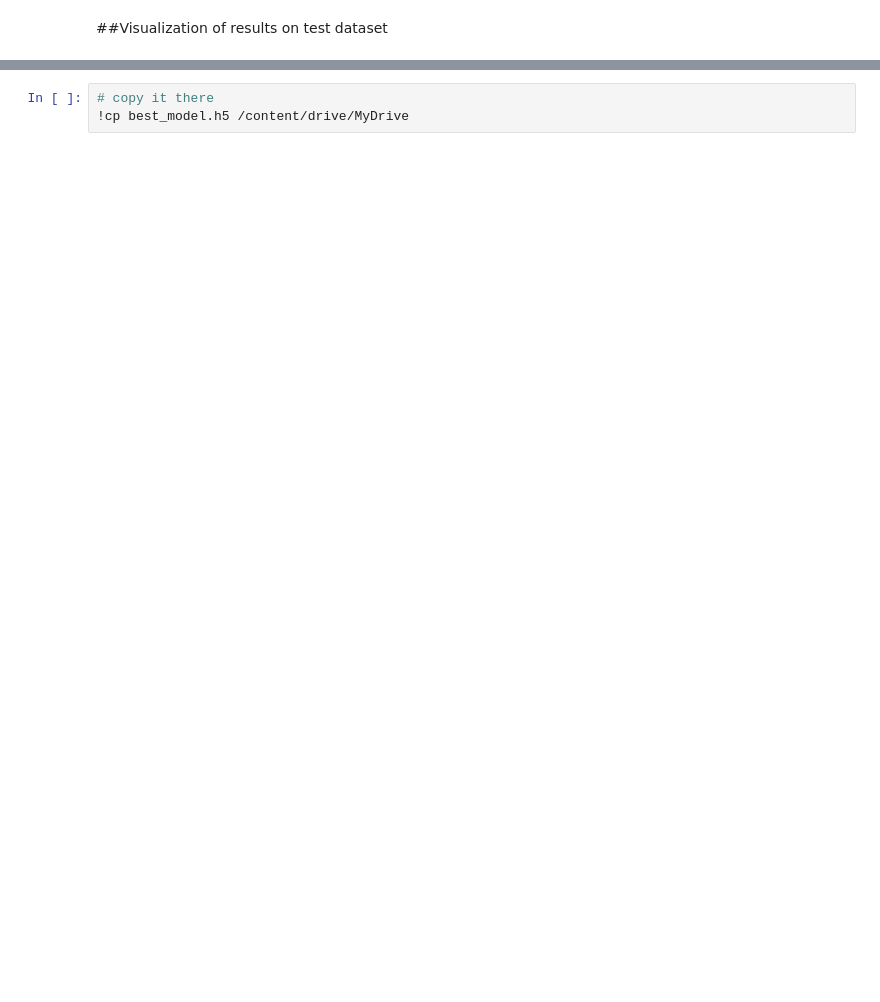
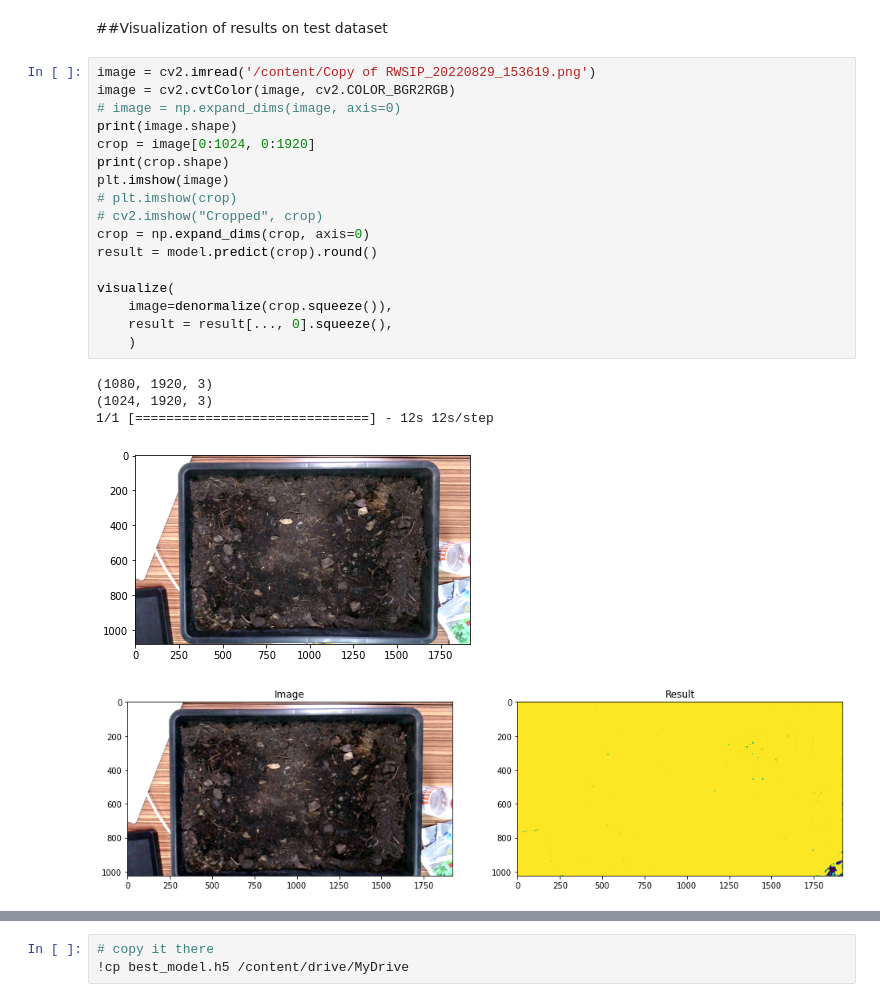
Before and after one commit to BearKS/Robotic-weed-control-system, a Jupyter notebook: Weed_Detection.ipynb, the cells around one changed output, grey strips where cells are left out. Saved outputs shown, nothing was run; the diff lists cells and outputs as text; blank space fills up the shorter version.

```diff
--- a/Weed_Detection.ipynb
+++ b/Weed_Detection.ipynb
@@ -463,2 +477,25 @@ mean f1-score: 0.99224
 # %% [markdown]
 ##Visualization of results on test dataset
+# %%
+image = cv2.imread('/content/Copy of RWSIP_20220829_153619.png')
+image = cv2.cvtColor(image, cv2.COLOR_BGR2RGB)
+# image = np.expand_dims(image, axis=0)
+print(image.shape)
+crop = image[0:1024, 0:1920]
+print(crop.shape)
+plt.imshow(image)
+# plt.imshow(crop)
+# cv2.imshow("Cropped", crop)
+crop = np.expand_dims(crop, axis=0)
+result = model.predict(crop).round()
+
+visualize(
+    image=denormalize(crop.squeeze()),
+    result = result[..., 0].squeeze(),
+    )
+# %% [output]
+(1080, 1920, 3)
+(1024, 1920, 3)
+1/1 [==============================] - 12s 12s/step
+[figure, added]
+[figure, added]
```
Also changed, not shown: parts of 16 cells of this notebook.
